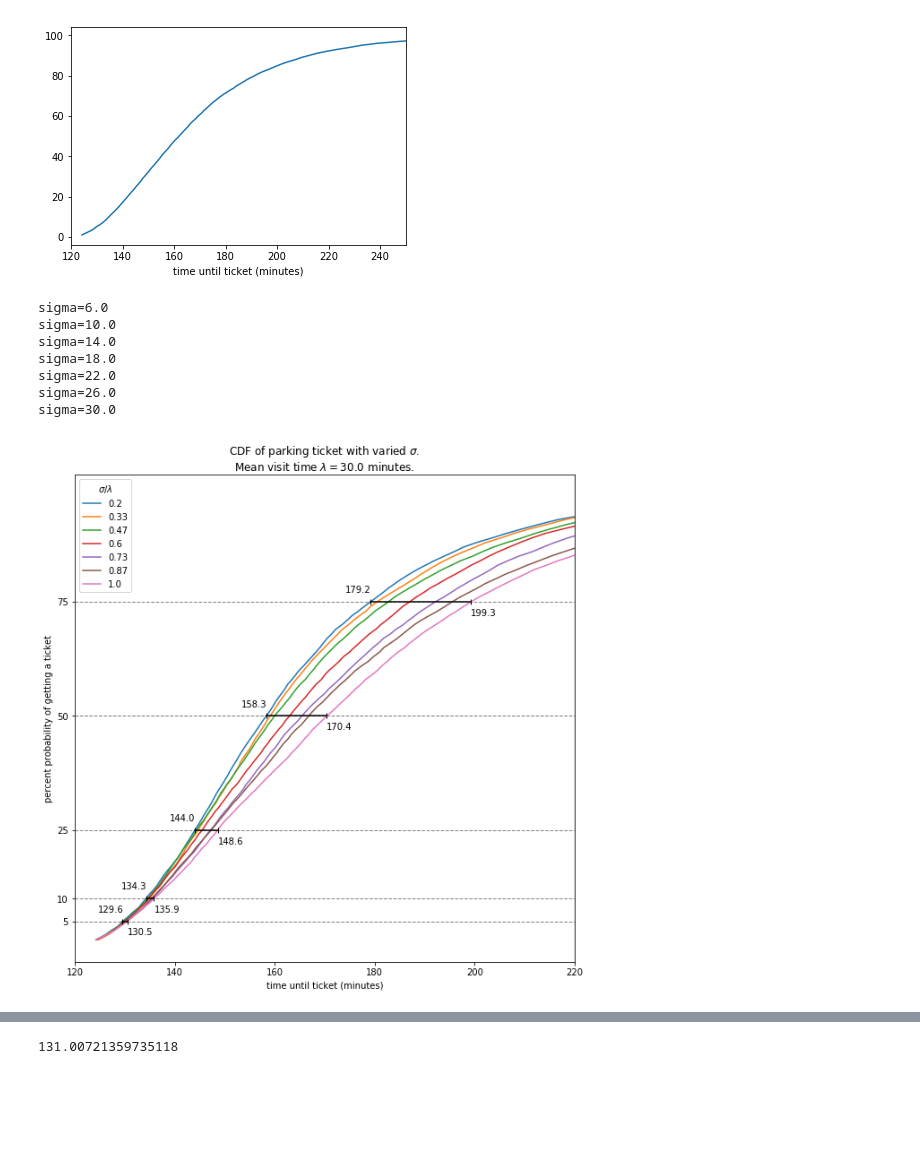
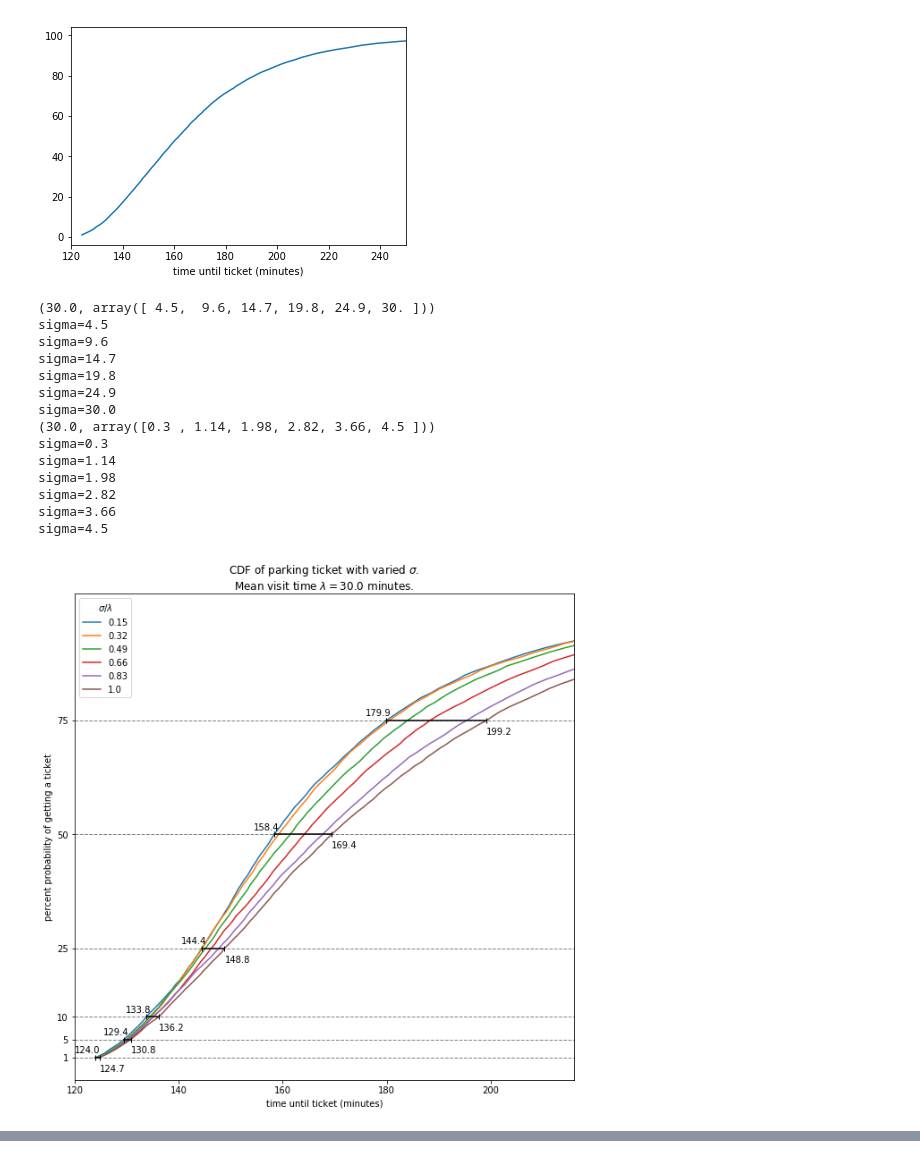
Before and after one commit to adeich/little_sci_comp_projects, a Jupyter notebook: Modeling getting a parking ticket.ipynb, the cells around one changed output, grey strips where cells are left out. Cells and saved outputs as stored; diff of their text form; code cells hidden in the pictures; blank space fills up the shorter version.

Commit message:
updated plots and generalized function to any maximum times.

```diff
--- a/Modeling getting a parking ticket.ipynb
+++ b/Modeling getting a parking ticket.ipynb
@@ -191,46 +191,61 @@ compute_percentiles(data)
 [98 rows x 2 columns]
 [figure]
 # %%
-def plot_several_CDFs(n, mean_visit=30, N_randos_per=10000, ticks=[5, 10, 25, 50, 75]):
-    mean_visit = float(mean_visit)
+def plot_several_CDFs(sigmas_as_frac_mean_visit, mean_visit_as_frac_maxtime=0.25, maxtime=120,
+                      N_randos_per=10000, ticks=[1, 5, 10, 25, 50, 75]):
+    mean_visit = float(maxtime) * float(mean_visit_as_frac_maxtime)
+    sigmas = sigmas_as_frac_mean_visit * mean_visit
+    print(mean_visit, sigmas)
     fig, ax = plt.subplots(1, 1)
     fig.set_size_inches(10,10)
     ax.set_xlabel('time until ticket (minutes)')
-    ax.set_xlim([120,220])
-    ax.set_title('CDF of parking ticket with varied $\sigma$.\nMean visit time $\lambda= {}$ minutes.'.format(mean_visit))
+    ax.set_xlim([maxtime, maxtime * 1.8])
+    ax.set_title('CDF of parking ticket with varied $\sigma$.\nMean visit time $\lambda= {}$ minutes.'.format(
+        mean_visit))
     ax.set_ylabel('percent probability of getting a ticket')
     percentile = np.arange(1, 99)
     df = pd.DataFrame([])
-    sigmas = np.linspace(6, mean_visit, n)
+    #sigmas = np.linspace(6, mean_visit, n)
     for sigma in sigmas:
         print('sigma={}'.format(sigma))
-        data = generate_data(N_trials=N_randos_per, mean=mean_visit, sigma=sigma)
+        data = generate_data(N_trials=N_randos_per, mean=mean_visit,
+                             sigma=sigma, maxtime=maxtime)
         x = np.percentile(data[:,0], percentile, interpolation='higher')
         df['{}'.format(sigma)] = x
         ax.plot(x, percentile, label='{}'.format(round(sigma/mean_visit, 2)))
     ax.legend(title='$\sigma/\lambda$')
     for percentile in ticks:
         i = percentile - 1
         xleft = df.iloc[i].min(axis=0)
         xright = df.iloc[i].max(axis=0)
         ax.plot([xleft, xright],
                 [percentile, percentile], marker='|', color='k')
-        ax.text(xleft - 5, percentile + 2, str(round(xleft, 1)))
+        ax.text(xleft - 4, percentile + 1, str(round(xleft, 1)))
         ax.text(xright, percentile - 3, str(round(xright, 1)))
     ax.set_yticks(ticks)
     ax.hlines(y=ticks, xmin=120, xmax=220, linestyles='dashed',
               colors='gray', linewidth=1)
 
 
-    return df, sigmas
 
-df, sigmas = plot_several_CDFs(n=7, mean_visit=30, N_randos_per=10000)
+#plot_several_CDFs(sigmas=np.linspace(6, 30, 6), mean_visit=30, N_randos_per=10000)
+plot_several_CDFs(sigmas_as_frac_mean_visit=np.linspace(0.15, 1, 6),
+                  mean_visit_as_frac_maxtime=0.25, N_randos_per=10000)
+plot_several_CDFs(sigmas_as_frac_mean_visit=np.linspace(0.01, 0.15, 6),
+                  mean_visit_as_frac_maxtime=0.25, N_randos_per=10000)
 # %% [output]
-sigma=6.0
-sigma=10.0
-sigma=14.0
-sigma=18.0
-sigma=22.0
-sigma=26.0
+(30.0, array([ 4.5,  9.6, 14.7, 19.8, 24.9, 30. ]))
+sigma=4.5
+sigma=9.6
+sigma=14.7
+sigma=19.8
+sigma=24.9
 sigma=30.0
+(30.0, array([0.3 , 1.14, 1.98, 2.82, 3.66, 4.5 ]))
+sigma=0.3
+sigma=1.14
+sigma=1.98
+sigma=2.82
+sigma=3.66
+sigma=4.5
-[figure, old version]
+[figure, new version]
@@ -237,7 +252,0 @@ sigma=30.0
-# %%
-#print(df[df['percentile']==5]['0.01'])
-#print(df[df['percentile']==5]['30.0'])
-df.iloc[4].max(axis=0)
-#.min(axis=1)
-# %% [output]
-131.00721359735118
```
Also changed, not shown: parts of 2 cells of this notebook.
